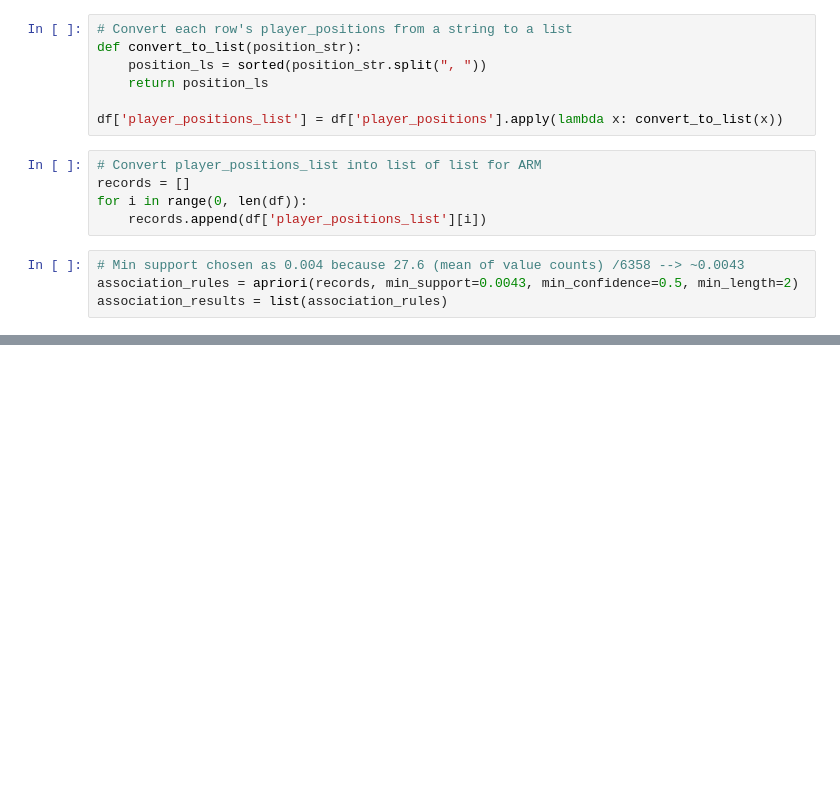
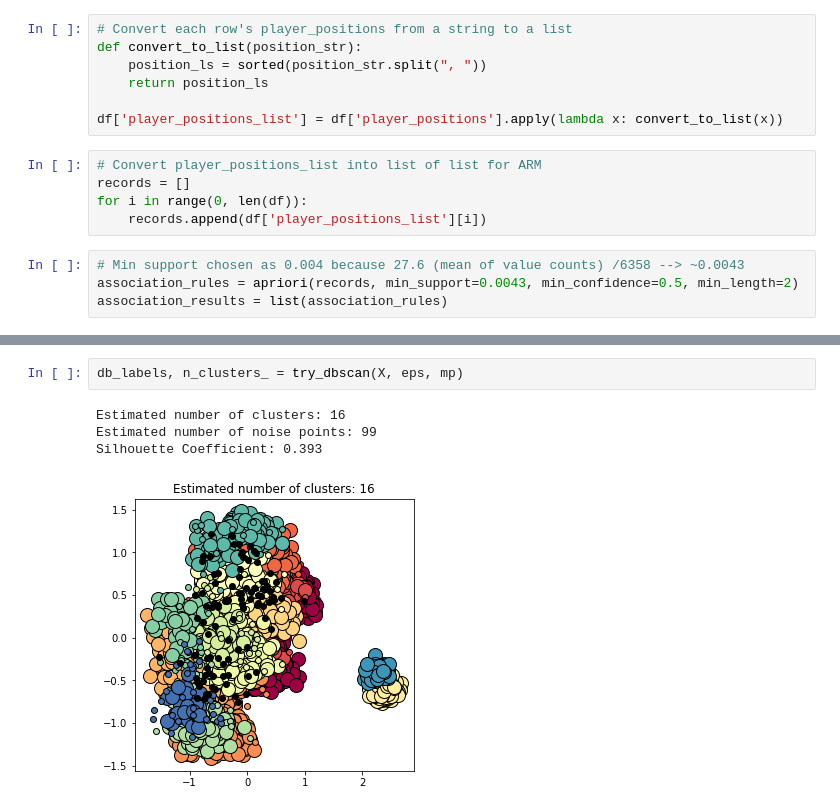
Before and after one commit to limxuanyu127/Soccer-Player-Attributes-Comparison, a Jupyter notebook: fifa_similarity_search/Clustering/association-rule-mining.ipynb, the cells around one changed output, grey strips where cells are left out. Drawn from its saved outputs; the diff is of its cells as text; blank space fills up the shorter version.

```diff
--- a/fifa_similarity_search/Clustering/association-rule-mining.ipynb
+++ b/fifa_similarity_search/Clustering/association-rule-mining.ipynb
@@ -83,0 +177,7 @@ arm_df
+# %%
+db_labels, n_clusters_ = try_dbscan(X, eps, mp)
+# %% [output]
+Estimated number of clusters: 16
+Estimated number of noise points: 99
+Silhouette Coefficient: 0.393
+[figure, added]
```
Also changed, not shown: parts of 11 cells of this notebook.
